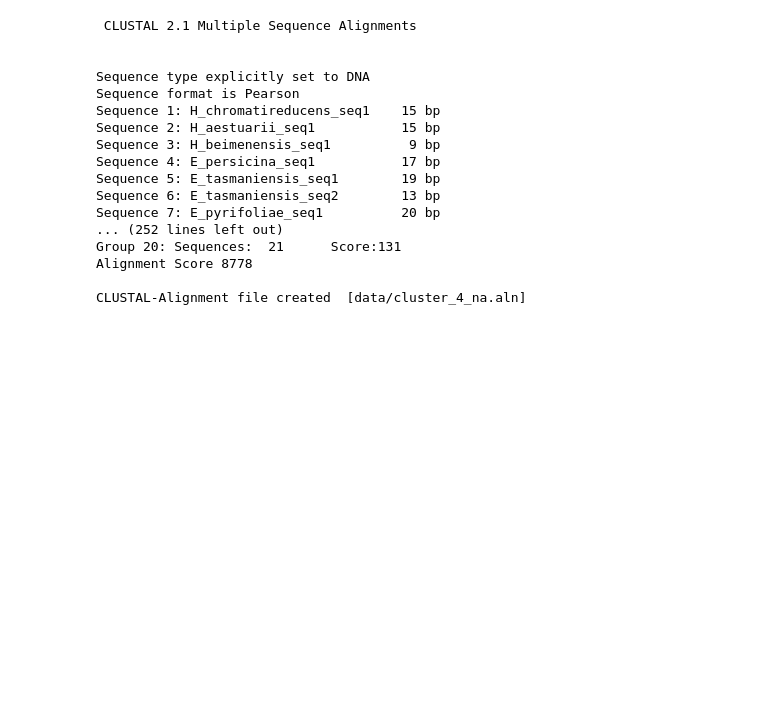
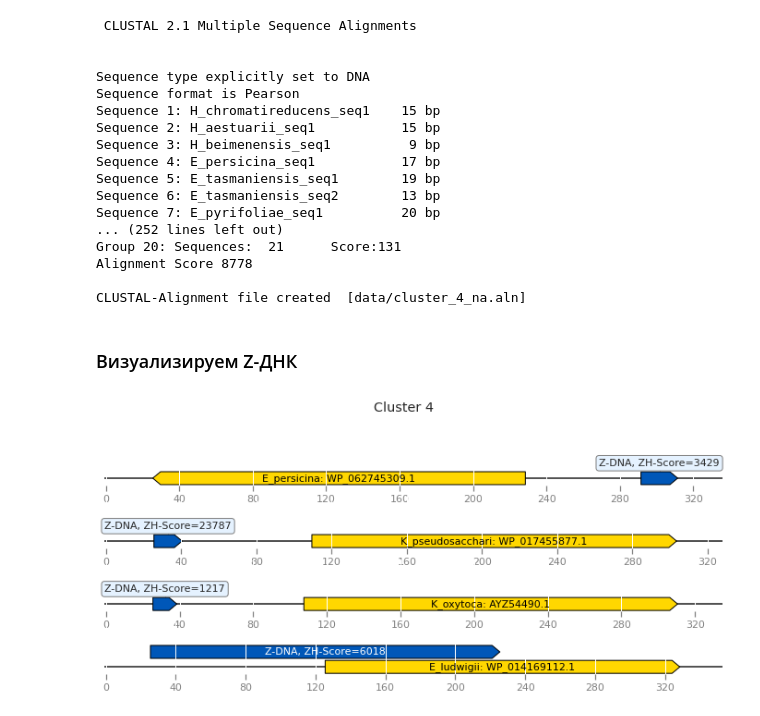
Before and after one commit to svetlana-voskr/project-group-Gammaproteobacteria-1, a Jupyter notebook: notebook.ipynb, the cells around one changed output. Drawn from its saved outputs; the diff is of its cells as text; code cells hidden in the pictures; blank space fills up the shorter version.

```diff
--- a/notebook.ipynb
+++ b/notebook.ipynb
@@ -389,3 +389,5 @@ Group 20: Sequences:  21      Score:131
 Alignment Score 8778
 
 CLUSTAL-Alignment file created  [data/cluster_4_na.aln]
+# %% [markdown]
+### Визуализируем Z-ДНК
@@ -391,0 +396,2 @@ CLUSTAL-Alignment file created  [data/cluster_4_na.aln]
+# %%
+pic_list = ['E_persicina', 'K_pseudosacchari', 'K_oxytoca', 'E_ludwigii']
@@ -391,0 +426,38 @@ CLUSTAL-Alignment file created  [data/cluster_4_na.aln]
+# %%
+zdna_dict = dict()
+for genome in pic_list:
+    features_dict[genome].set_index("product_accession", drop=False, inplace=True)
+    zdna_dict[genome] = read_zdna_df(genome)
+# %%
+fig, axes = plt.subplots(nrows=4, ncols=1,figsize=(12, 6*4/5))
+fig.suptitle(f'Cluster 4')
+
+for i, genome in enumerate(pic_list):
+    zdna = zdna_dict[genome]
+    features = features_dict[genome]
+
+    prots = row.loc[genome + '.faa']
+    prots = prots.split(',')
+
+    z_coords, p_coords = [], []
+    gr_features = []
+    for prot in prots:
+        if prot in zdna.index:
+            z_coords.append(zdna.loc[prot, "Start"])
+            z_coords.append(zdna.loc[prot, "End"])
+            p_coords.append(features.loc[prot, "start"])
+            p_coords.append(features.loc[prot, "end"])
+            strand = +1 if features.loc[prot, "strand"]=="+" else -1
+            minimum = min(min(z_coords, p_coords))
+            Z_DNA_label = "Z-DNA, ZH-Score=" + str(round(zdna.loc[prot][f"Score_{genome}"]))
+            gr_features.append(
+                GraphicFeature(start=z_coords[0]-minimum+26, end=z_coords[1]-minimum+26,
+                        strand=+1, color="#0057b8", label=Z_DNA_label))
+            gr_features.append(
+                GraphicFeature(start=p_coords[0]-minimum+26, end=p_coords[1]-minimum+26,
+                        strand=strand, color="#ffd700", label=genome + ": " + prot))
+    record = GraphicRecord(sequence_length=max(max(z_coords, p_coords))-minimum+50, features=gr_features)
+    record.plot(ax=axes[i])
+plt.savefig(f'pictures/Cluster_and_zdna.png', dpi=500)
+# %% [output]
+[figure, added]
```
Also changed, not shown: parts of 2 cells of this notebook, 1 other file.
